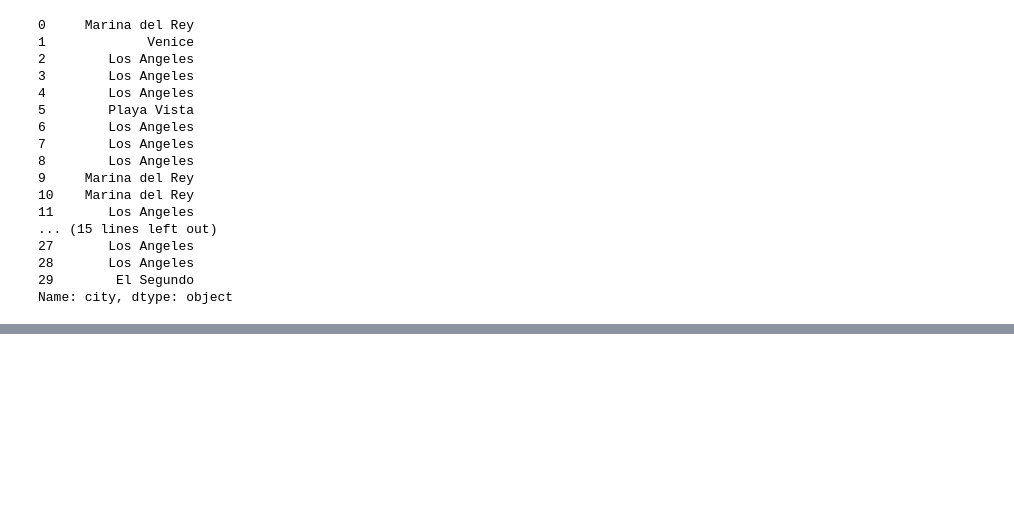
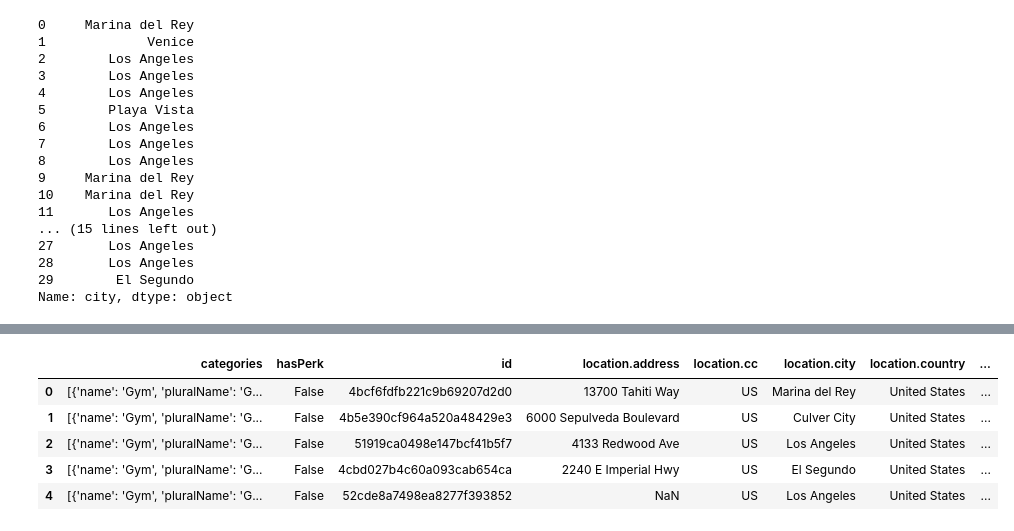
Before and after one commit to enoralecuyer/Data_Science_Capstone, a Jupyter notebook: Battle of the Neighborhoods.ipynb, the cells around one changed output, grey strips where cells are left out. Cells and saved outputs as stored; diff of their text form; code cells hidden in the pictures; blank space fills up the shorter version.

```diff
--- a/Battle of the Neighborhoods.ipynb
+++ b/Battle of the Neighborhoods.ipynb
@@ -254,0 +290,14 @@ venues_map
+# %%
+# assign relevant part of JSON to venues
+venues = results['response']['venues']
+
+# tranform venues into a dataframe
+dataframe = json_normalize(venues)
+dataframe.head()
+# %% [output]
+|  | categories | hasPerk | id | location.address | location.cc | location.city | location.country | ... |
+| 0 | [{'name': 'Gym', 'pluralName': 'G... | False | 4bcf6fdfb221c9b69207d2d0 | 13700 Tahiti Way | US | Marina del Rey | United States | ... |
+| 1 | [{'name': 'Gym', 'pluralName': 'G... | False | 4b5e390cf964a520a48429e3 | 6000 Sepulveda Boulevard | US | Culver City | United States | ... |
+| 2 | [{'name': 'Gym', 'pluralName': 'G... | False | 51919ca0498e147bcf41b5f7 | 4133 Redwood Ave | US | Los Angeles | United States | ... |
+| 3 | [{'name': 'Gym', 'pluralName': 'G... | False | 4cbd027b4c60a093cab654ca | 2240 E Imperial Hwy | US | El Segundo | United States | ... |
+| 4 | [{'name': 'Gym', 'pluralName': 'G... | False | 52cde8a7498ea8277f393852 | NaN | US | Los Angeles | United States | ... |
```
Also changed, not shown: parts of 7 cells of this notebook.
